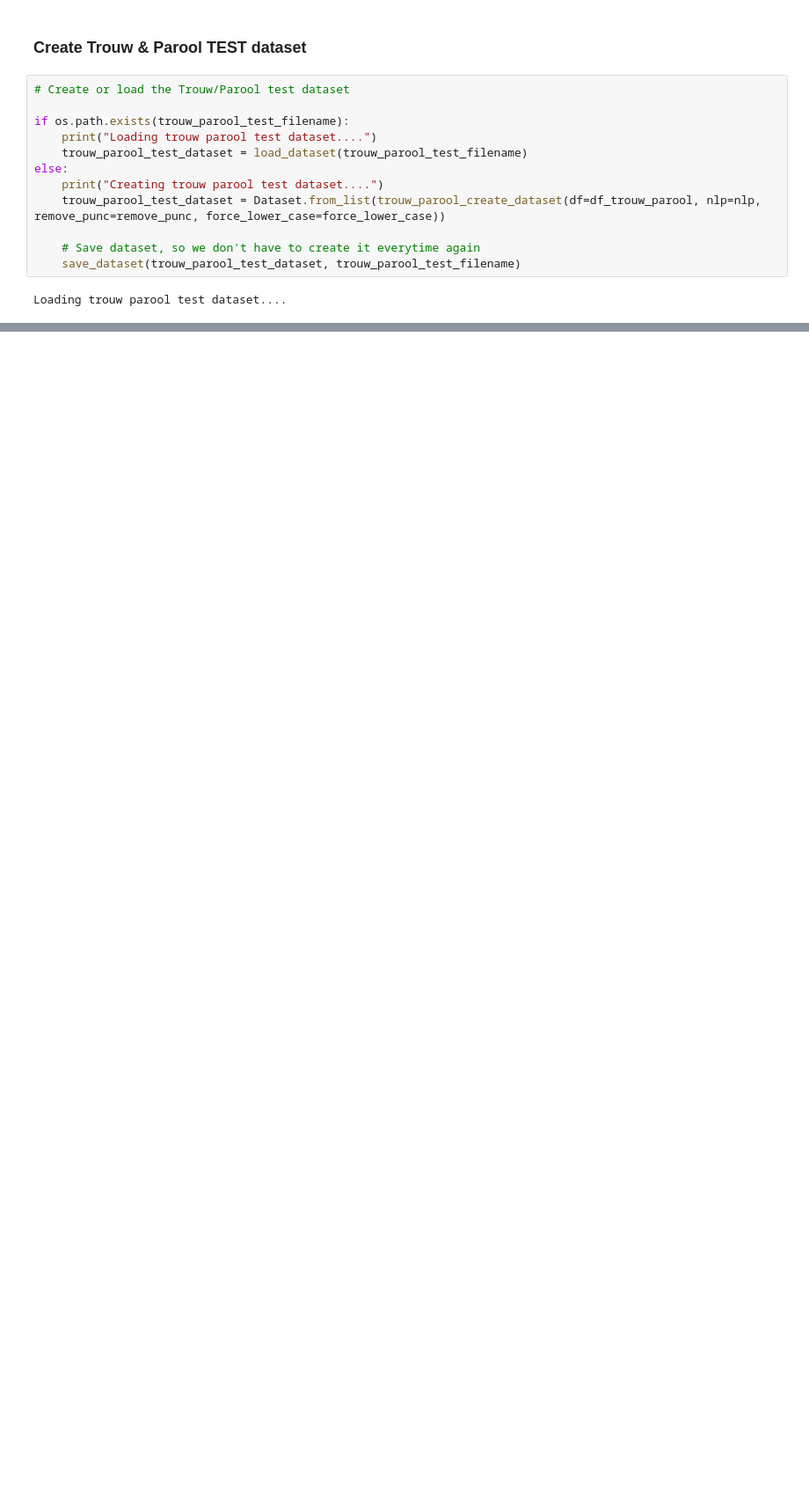
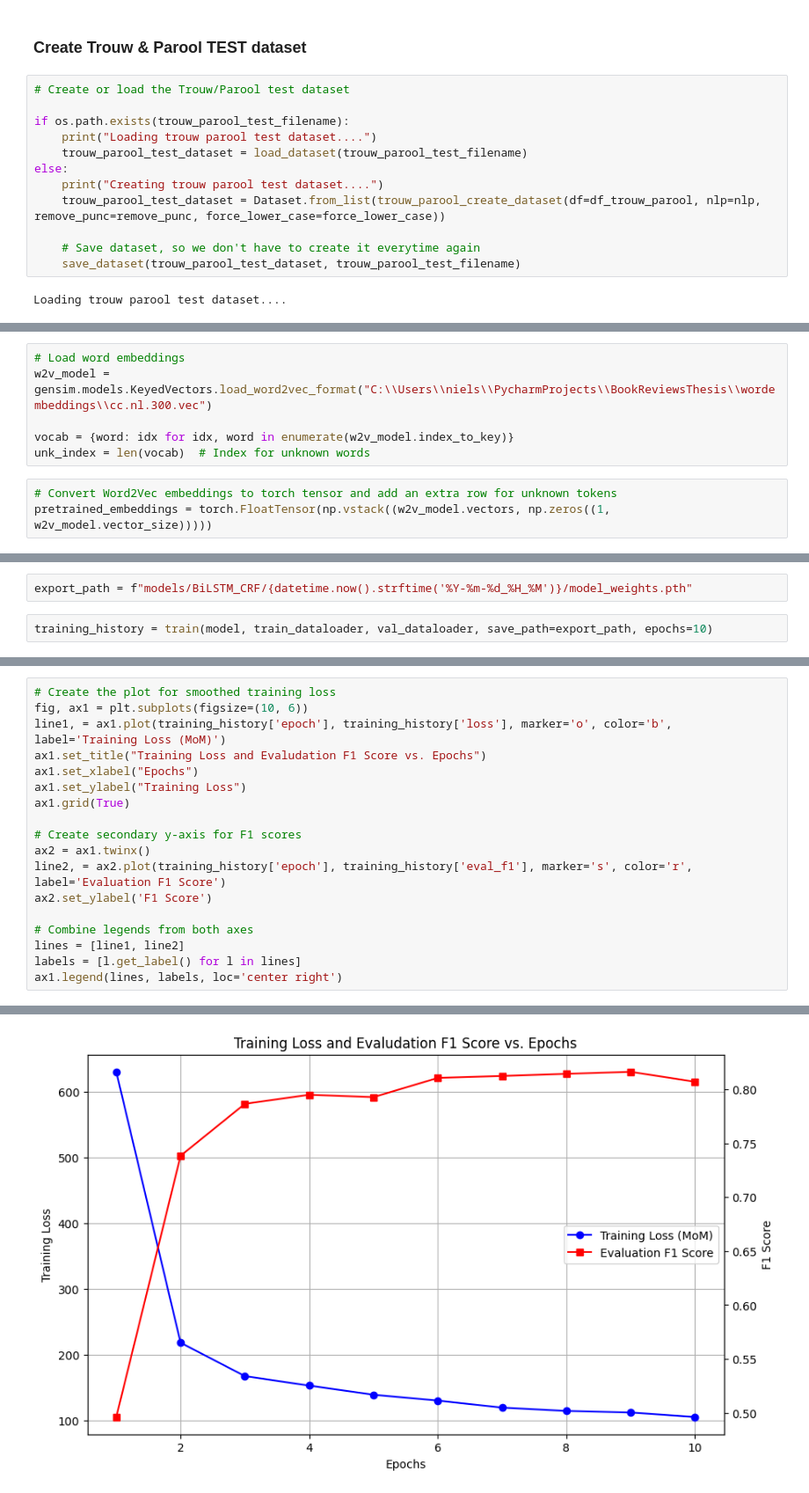
Before and after one commit to nielsbijl/BookReviewsThesis, a Jupyter notebook: notebooks/NER_model_LSTM-CRF.ipynb, the cells around one changed output, grey strips where cells are left out. Shown at 88% size. Cells and saved outputs as stored; diff of their text form; blank space fills up the shorter version.

```diff
--- a/NER_model_pytorch_dutch_custom_loss.ipynb
+++ b/notebooks/NER_model_LSTM-CRF.ipynb
@@ -661,0 +195,9 @@ visualize_output(output, sentence)
+# %%
+# Load word embeddings
+w2v_model = gensim.models.KeyedVectors.load_word2vec_format("C:\\Users\\niels\\PycharmProjects\\BookReviewsThesis\\wordembeddings\\cc.nl.300.vec")
+
+vocab = {word: idx for idx, word in enumerate(w2v_model.index_to_key)}
+unk_index = len(vocab)  # Index for unknown words
+# %%
+# Convert Word2Vec embeddings to torch tensor and add an extra row for unknown tokens
+pretrained_embeddings = torch.FloatTensor(np.vstack((w2v_model.vectors, np.zeros((1, w2v_model.vector_size)))))
@@ -661,0 +446,4 @@ visualize_output(output, sentence)
+# %%
+export_path = f"models/BiLSTM_CRF/{datetime.now().strftime('%Y-%m-%d_%H_%M')}/model_weights.pth"
+# %%
+training_history = train(model, train_dataloader, val_dataloader, save_path=export_path, epochs=10)
@@ -661,0 +482,19 @@ visualize_output(output, sentence)
+# %%
+# Create the plot for smoothed training loss
+fig, ax1 = plt.subplots(figsize=(10, 6))
+line1, = ax1.plot(training_history['epoch'], training_history['loss'], marker='o', color='b', label='Training Loss (MoM)')
+ax1.set_title("Training Loss and Evaludation F1 Score vs. Epochs")
+ax1.set_xlabel("Epochs")
+ax1.set_ylabel("Training Loss")
+ax1.grid(True)
+
+# Create secondary y-axis for F1 scores
+ax2 = ax1.twinx()
+line2, = ax2.plot(training_history['epoch'], training_history['eval_f1'], marker='s', color='r', label='Evaluation F1 Score')
+ax2.set_ylabel('F1 Score')
+
+# Combine legends from both axes
+lines = [line1, line2]
+labels = [l.get_label() for l in lines]
+ax1.legend(lines, labels, loc='center right')
+# %% [output]
@@ -661,0 +502 @@ visualize_output(output, sentence)
+[figure, added]
```
Also changed, not shown: parts of 112 cells of this notebook, 11 other files.
